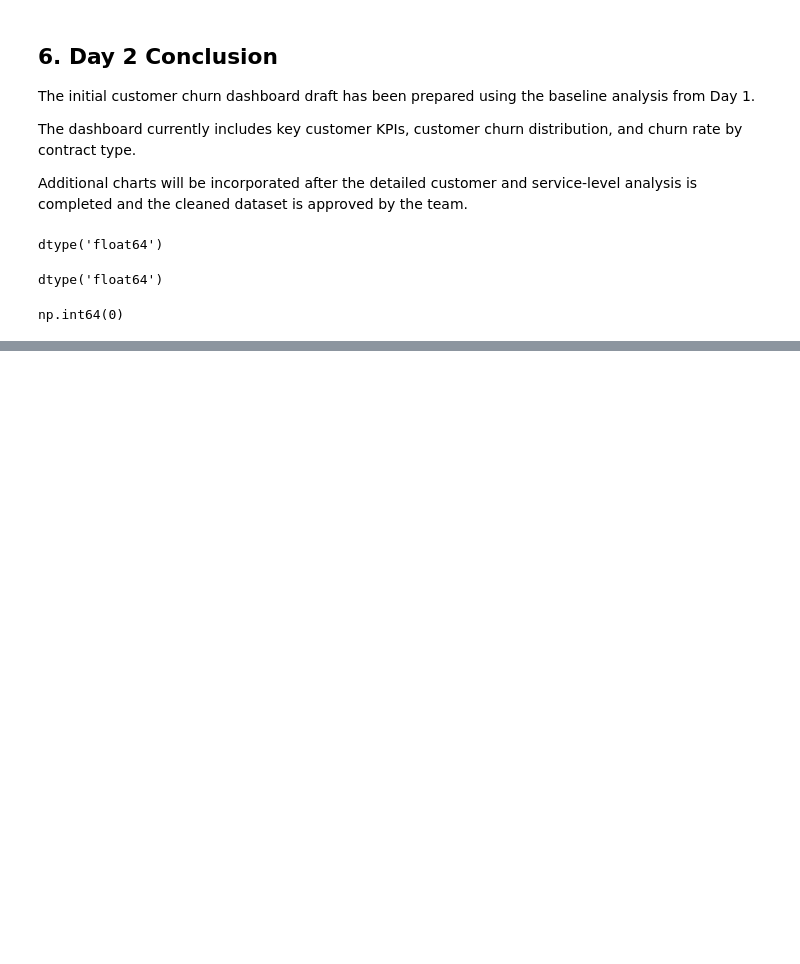
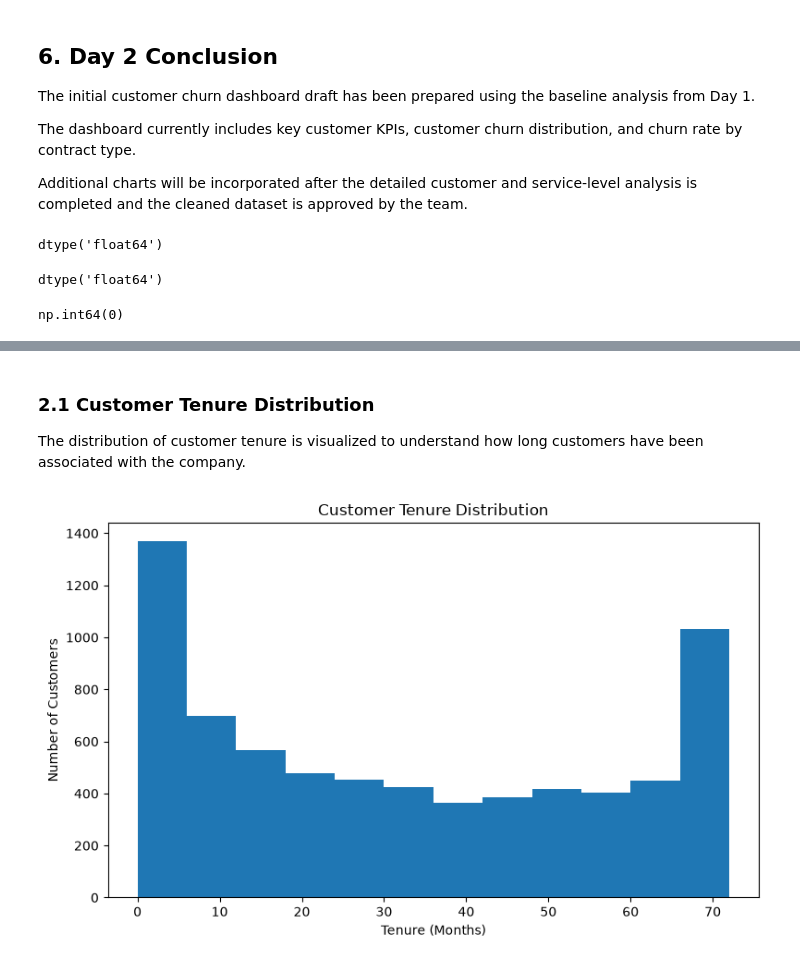
Before and after one commit to sagarsiddharth09-blip/customer-churn-LTV-engine, a Jupyter notebook: Akshay_Baseline_Analytics.ipynb, the cells around one changed output, grey strips where cells are left out. Cells and saved outputs as stored; diff of their text form; code cells hidden in the pictures; blank space fills up the shorter version.

```diff
--- a/Akshay_Baseline_Analytics.ipynb
+++ b/Akshay_Baseline_Analytics.ipynb
@@ -567,0 +676,19 @@ np.int64(0)
+# %% [markdown]
+### 2.1 Customer Tenure Distribution
+
+The distribution of customer tenure is visualized to understand how long customers have been associated with the company.
+# %%
+import matplotlib.pyplot as plt
+
+plt.figure(figsize=(8, 5))
+
+plt.hist(df["tenure"], bins=12)
+
+plt.title("Customer Tenure Distribution")
+plt.xlabel("Tenure (Months)")
+plt.ylabel("Number of Customers")
+
+plt.tight_layout()
+plt.show()
+# %% [output]
+[figure, added]
```
Also changed, not shown: parts of 54 cells of this notebook.
